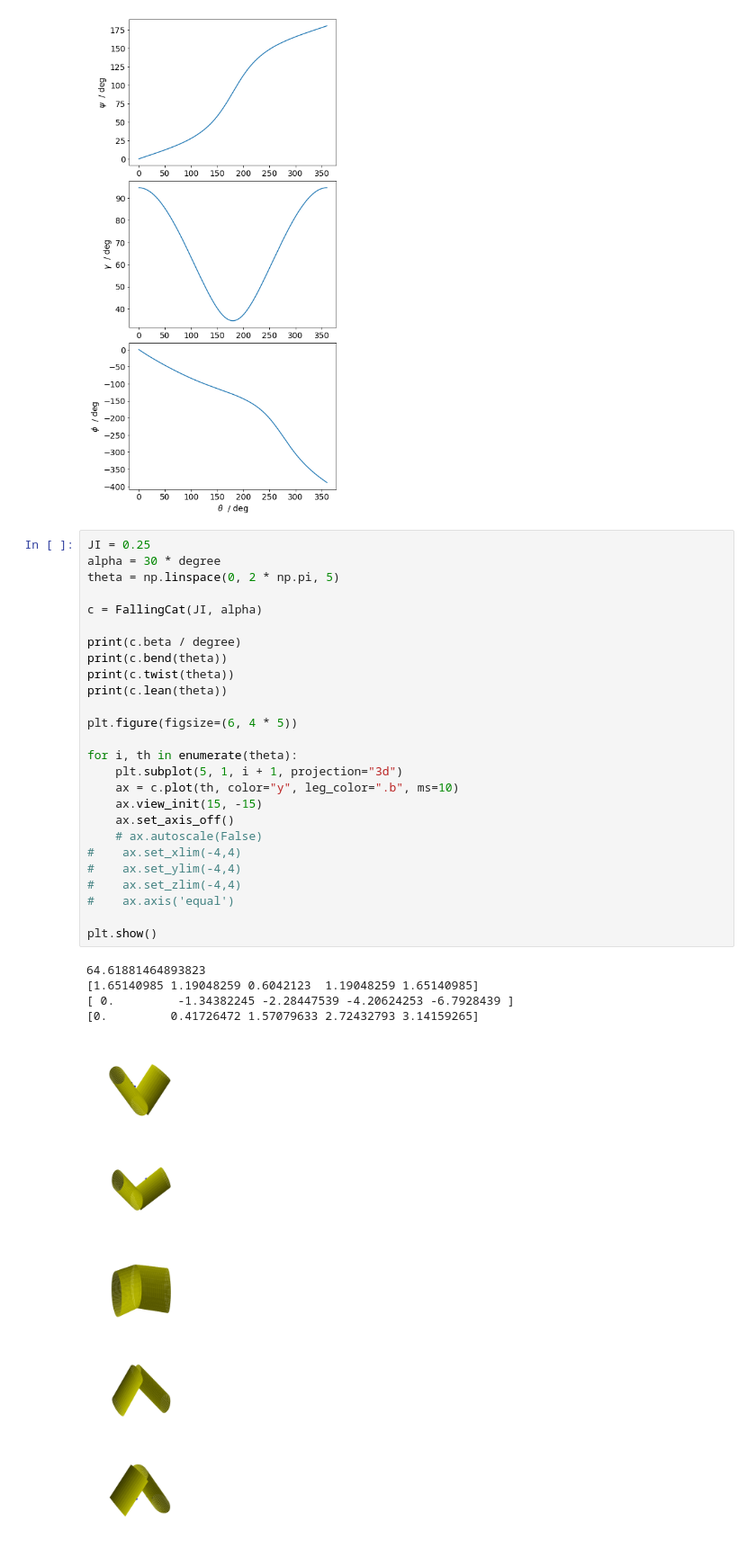
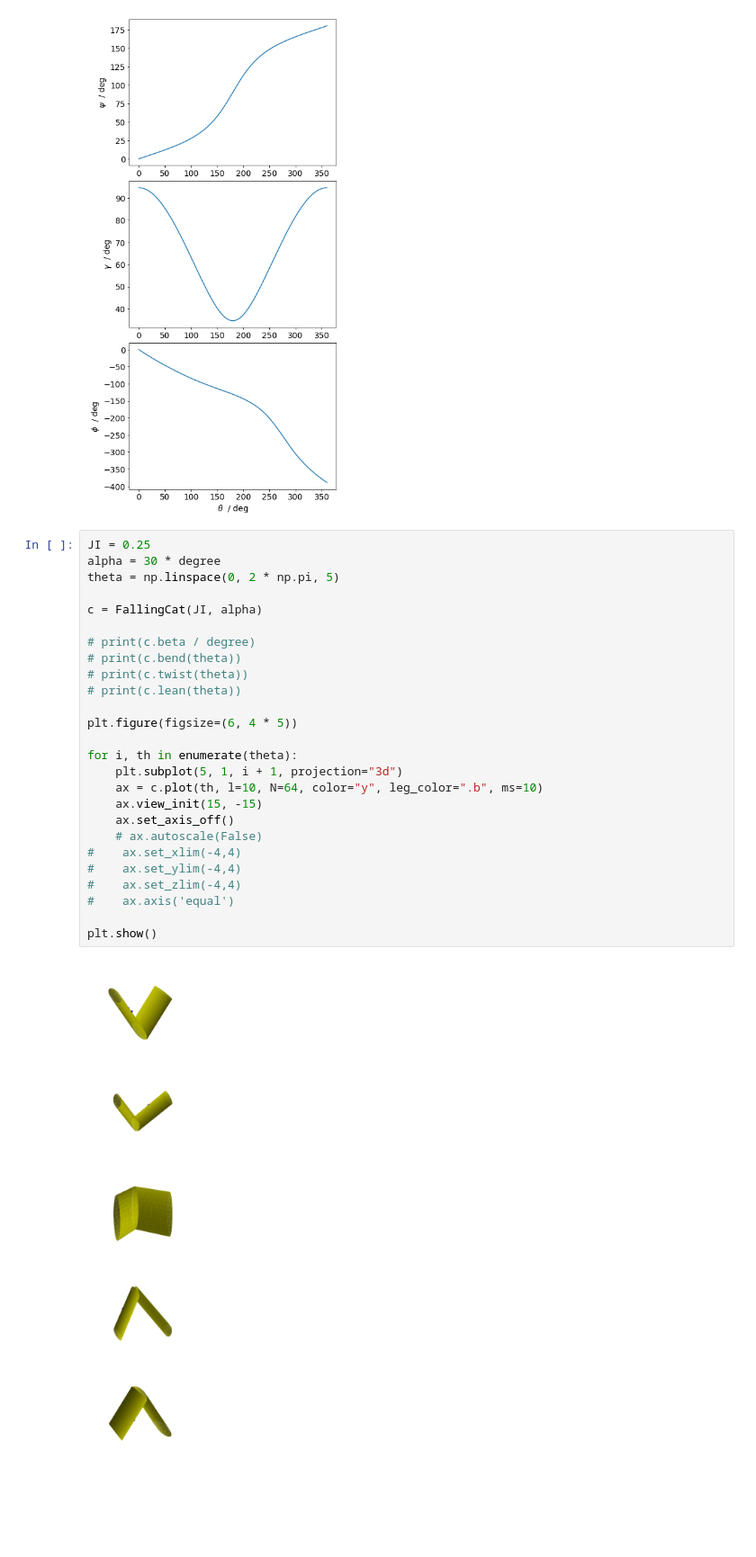
Before and after one commit to tianyikillua/falling-cat, a Jupyter notebook: cat.ipynb, the cells around one changed output. Shown at 90% size. Drawn from its saved outputs; the diff is of its cells as text; blank space fills up the shorter version.

```diff
--- a/cat.ipynb
+++ b/cat.ipynb
@@ -79,32 +79,28 @@ plt.show()
 # %%
 JI = 0.25
 alpha = 30 * degree
 theta = np.linspace(0, 2 * np.pi, 5)
 
 c = FallingCat(JI, alpha)
 
-print(c.beta / degree)
-print(c.bend(theta))
-print(c.twist(theta))
-print(c.lean(theta))
+# print(c.beta / degree)
+# print(c.bend(theta))
+# print(c.twist(theta))
+# print(c.lean(theta))
 
 plt.figure(figsize=(6, 4 * 5))
 
 for i, th in enumerate(theta):
     plt.subplot(5, 1, i + 1, projection="3d")
-    ax = c.plot(th, color="y", leg_color=".b", ms=10)
+    ax = c.plot(th, l=10, N=64, color="y", leg_color=".b", ms=10)
     ax.view_init(15, -15)
     ax.set_axis_off()
     # ax.autoscale(False)
 #    ax.set_xlim(-4,4)
 #    ax.set_ylim(-4,4)
 #    ax.set_zlim(-4,4)
 #    ax.axis('equal')
 
 plt.show()
 # %% [output]
-64.61881464893823
-[1.65140985 1.19048259 0.6042123  1.19048259 1.65140985]
-[ 0.         -1.34382245 -2.28447539 -4.20624253 -6.7928439 ]
-[0.         0.41726472 1.57079633 2.72432793 3.14159265]
-[figure, old version]
+[figure, new version]
```
Also changed, not shown: parts of 3 cells of this notebook, 9 other files.
